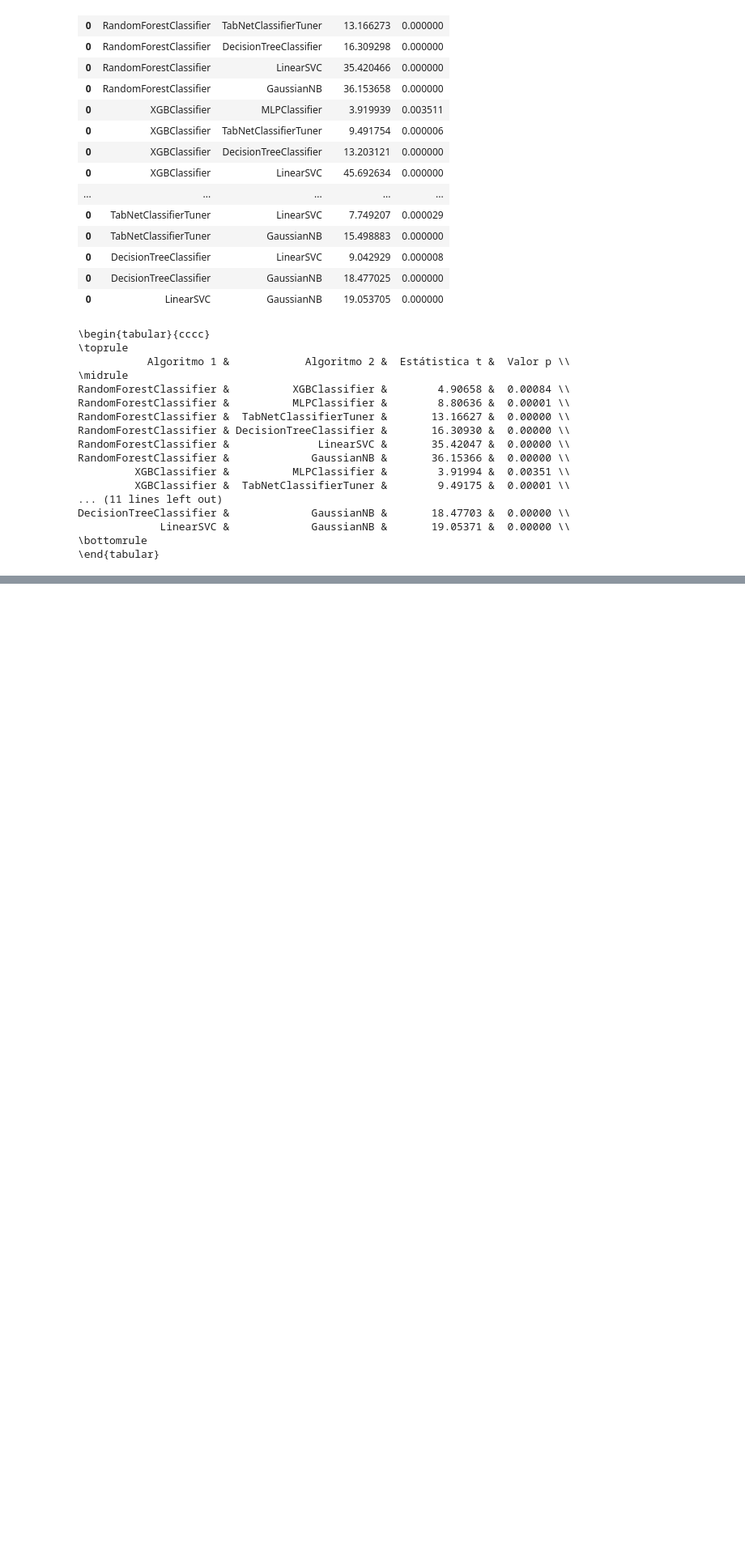
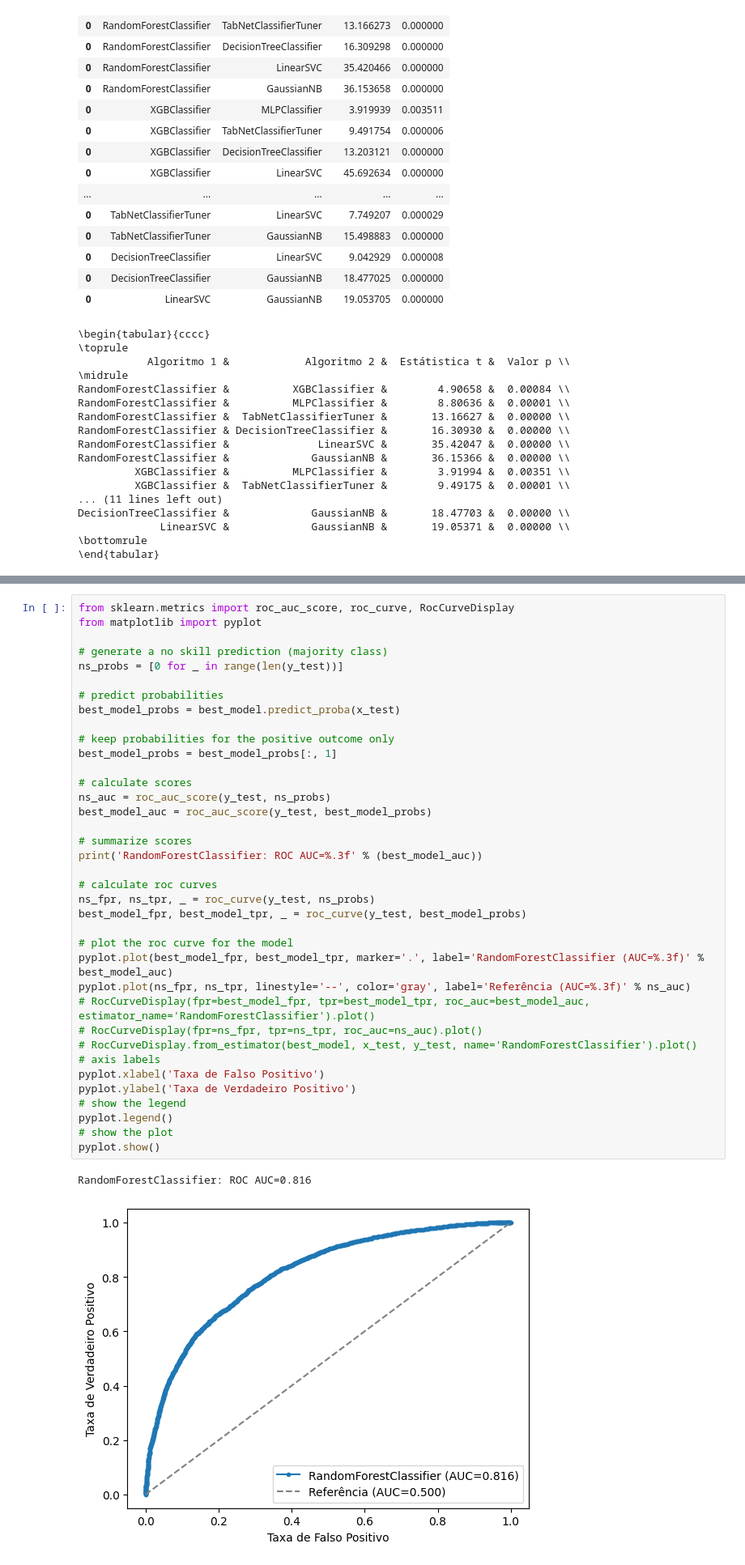
Before and after one commit to rafamarquesi/precoce-ms-classification, a Jupyter notebook: analysis_results_experiments.ipynb, the cells around one changed output, grey strips where cells are left out. Shown at 81% size. Cells and saved outputs as stored; diff of their text form; blank space fills up the shorter version.

Commit message:
Added analysis about ROC curve and AUC.

```diff
--- a/analysis_results_experiments.ipynb
+++ b/analysis_results_experiments.ipynb
@@ -886,0 +1054,40 @@ DecisionTreeClassifier &             GaussianNB &       18.47703 &  0.00000 \\
+# %%
+from sklearn.metrics import roc_auc_score, roc_curve, RocCurveDisplay
+from matplotlib import pyplot
+
+# generate a no skill prediction (majority class)
+ns_probs = [0 for _ in range(len(y_test))]
+
+# predict probabilities
+best_model_probs = best_model.predict_proba(x_test)
+
+# keep probabilities for the positive outcome only
+best_model_probs = best_model_probs[:, 1]
+
+# calculate scores
+ns_auc = roc_auc_score(y_test, ns_probs)
+best_model_auc = roc_auc_score(y_test, best_model_probs)
+
+# summarize scores
+print('RandomForestClassifier: ROC AUC=%.3f' % (best_model_auc))
+
+# calculate roc curves
+ns_fpr, ns_tpr, _ = roc_curve(y_test, ns_probs)
+best_model_fpr, best_model_tpr, _ = roc_curve(y_test, best_model_probs)
+
+# plot the roc curve for the model
+pyplot.plot(best_model_fpr, best_model_tpr, marker='.', label='RandomForestClassifier (AUC=%.3f)' % best_model_auc)
+pyplot.plot(ns_fpr, ns_tpr, linestyle='--', color='gray', label='Referência (AUC=%.3f)' % ns_auc)
+# RocCurveDisplay(fpr=best_model_fpr, tpr=best_model_tpr, roc_auc=best_model_auc, estimator_name='RandomForestClassifier').plot()
+# RocCurveDisplay(fpr=ns_fpr, tpr=ns_tpr, roc_auc=ns_auc).plot()
+# RocCurveDisplay.from_estimator(best_model, x_test, y_test, name='RandomForestClassifier').plot()
+# axis labels
+pyplot.xlabel('Taxa de Falso Positivo')
+pyplot.ylabel('Taxa de Verdadeiro Positivo')
+# show the legend
+pyplot.legend()
+# show the plot
+pyplot.show()
+# %% [output]
+RandomForestClassifier: ROC AUC=0.816
+[figure, added]
```
Also changed, not shown: parts of 6 cells of this notebook.
